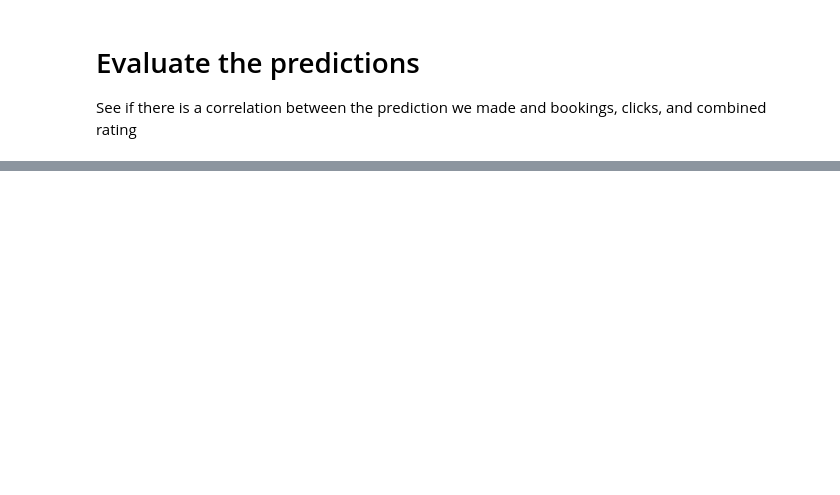
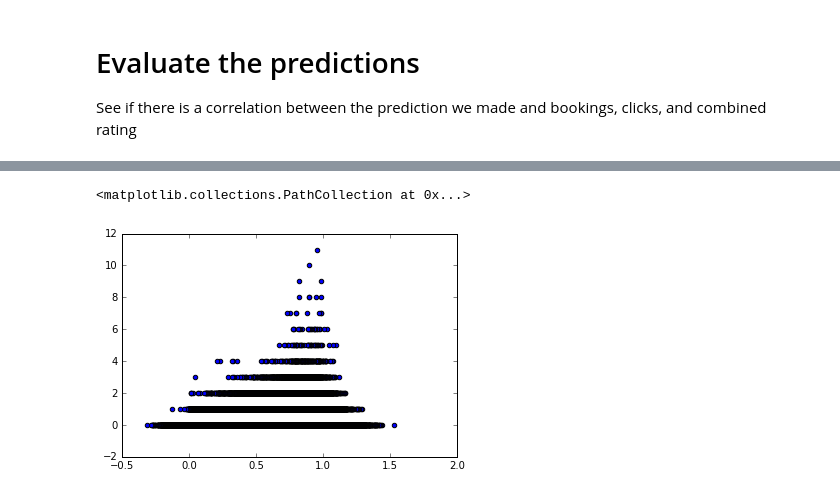
Before and after one commit to uwong/python, a Jupyter notebook: notebooks/expedia_hotel/Expedia Hotel Cluster Recommender.ipynb, the cells around one changed output, grey strips where cells are left out. Saved outputs shown, nothing was run; the diff lists cells and outputs as text; code cells hidden in the pictures; blank space fills up the shorter version.

```diff
--- a/notebooks/expedia_hotel/Expedia Hotel Cluster Recommender.ipynb
+++ b/notebooks/expedia_hotel/Expedia Hotel Cluster Recommender.ipynb
@@ -50,6 +51,6 @@ only showing top 20 rows
 # %%
 # Take a smaller sample for faster debugging
-dfTrainingSample = dfTrainingData.sample(withReplacement=False, fraction=0.001, seed=42)
+dfTrainingSample = dfTrainingData.sample(withReplacement=False, fraction=0.1, seed=42)
 dfTrainingSample.cache()
 dfTrainingSample.registerTempTable('training_data')
 # %% [markdown]
@@ -323,0 +311,5 @@ ImportError: No module named pandas
+# %%
+plt.scatter(pdPredictions.prediction, pdPredictions.num_bookings)
+# %% [output]
+<matplotlib.collections.PathCollection at 0x...>
+[figure, added]
```
Also changed, not shown: parts of 31 cells of this notebook.
